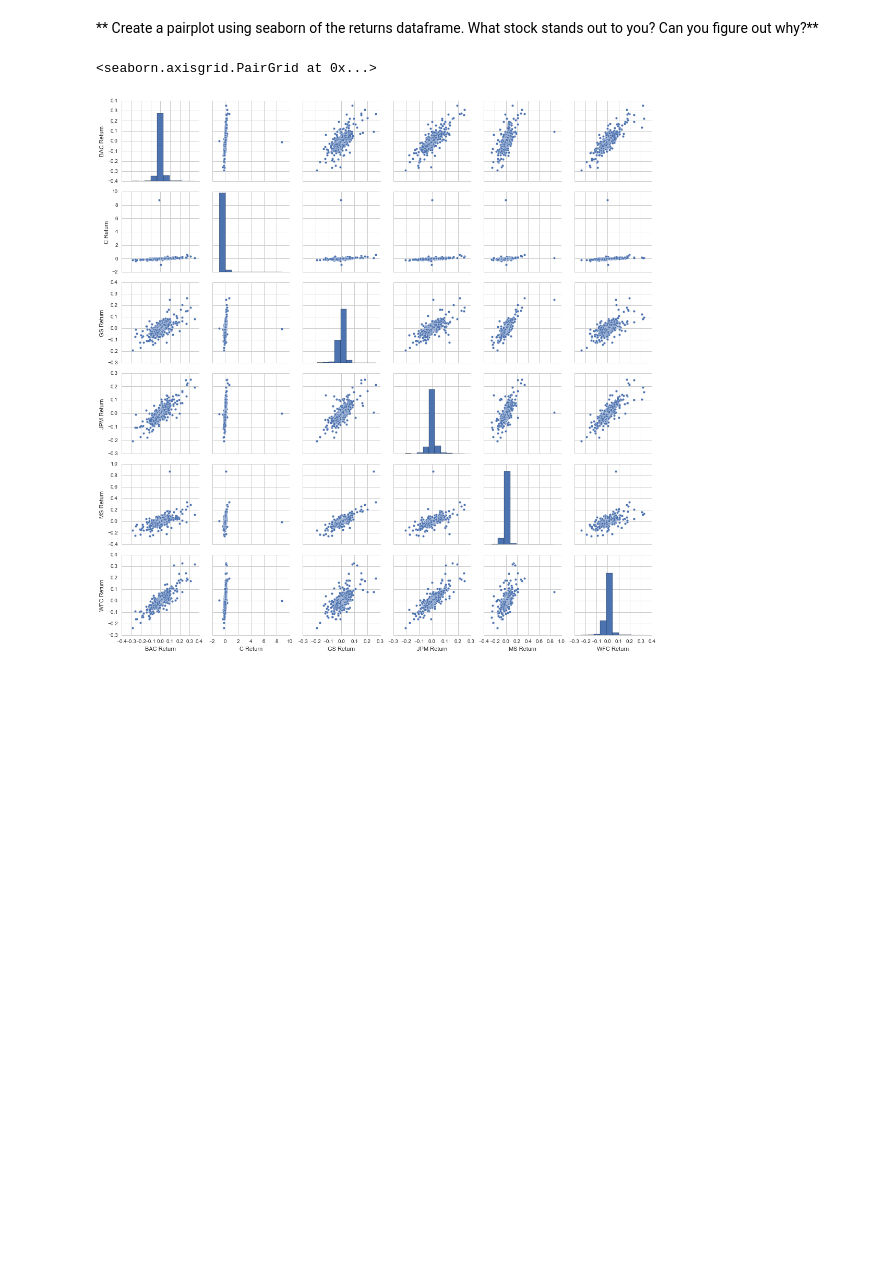
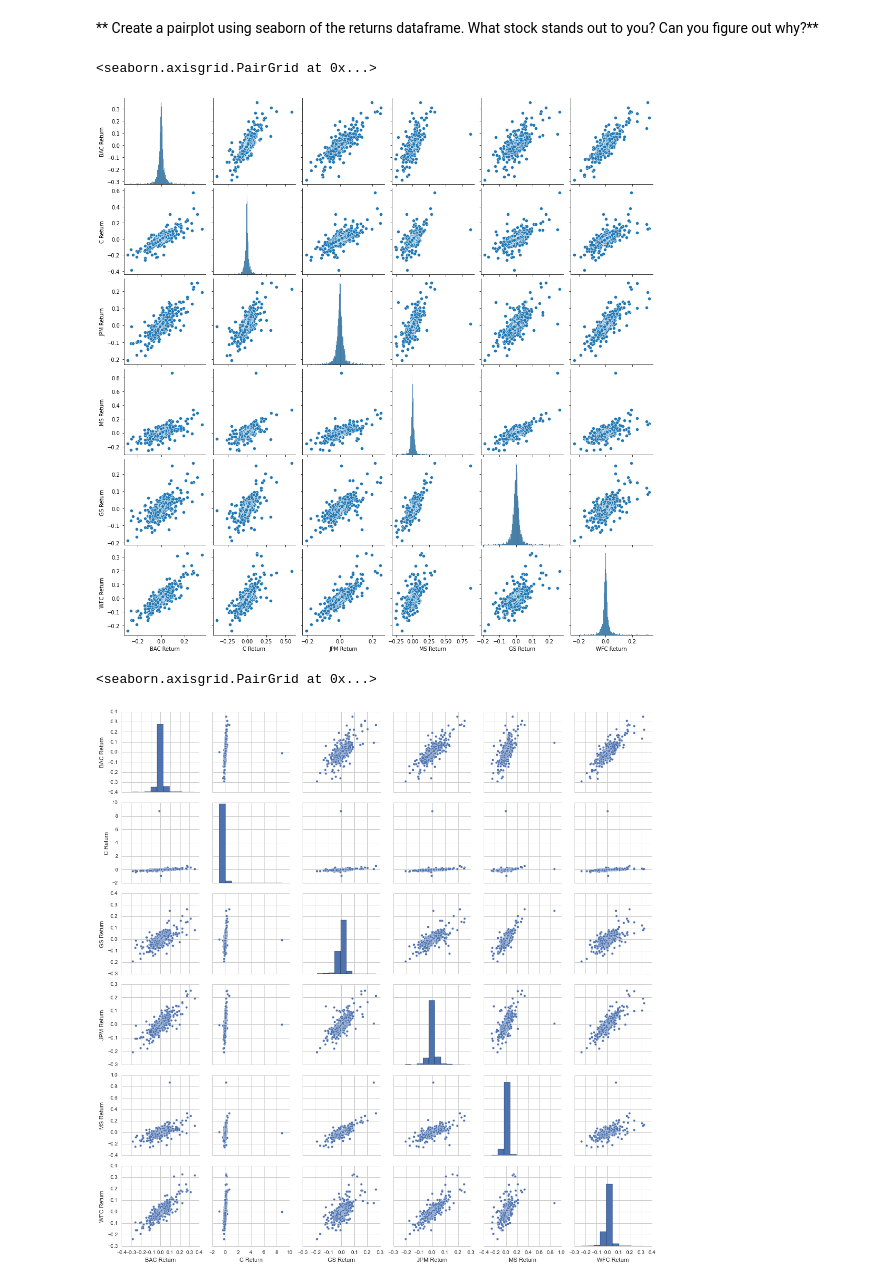
Before and after one commit to AndriiAdamchuk/Python-Libraries, a Jupyter notebook: 03-Finance Project.ipynb, the cells around one changed output. Cells and saved outputs as stored; diff of their text form; code cells hidden in the pictures; blank space fills up the shorter version.

```diff
--- a/03-Finance Project.ipynb
+++ b/03-Finance Project.ipynb
@@ -256,3 +228,8 @@ returns.head()
+# %%
+sns.pairplot(returns[1:])
+# %% [output]
+<seaborn.axisgrid.PairGrid at 0x...>
+[figure, added]
 # %%
 # %% [output]
 <seaborn.axisgrid.PairGrid at 0x...>
```
Also changed, not shown: parts of 23 cells of this notebook.
